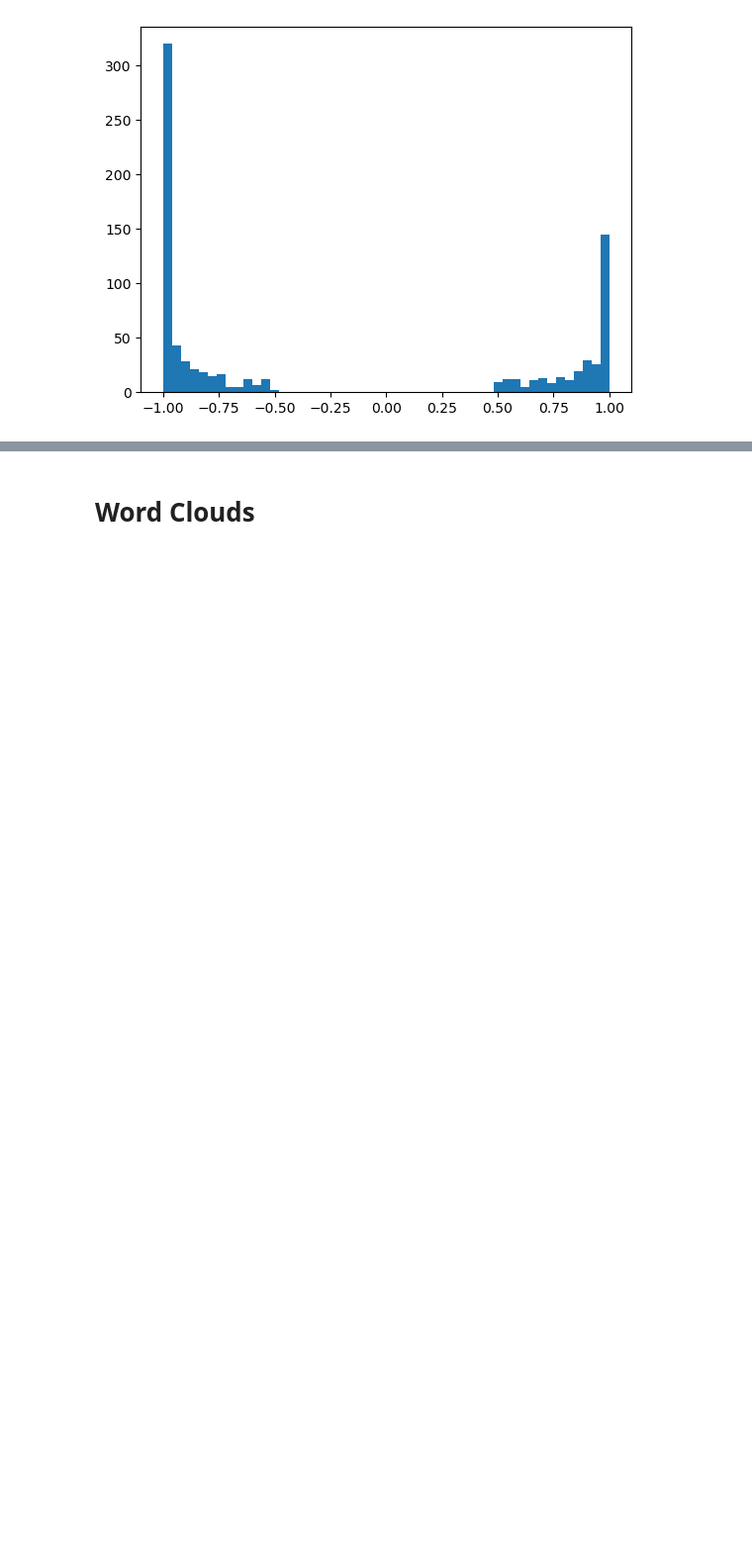
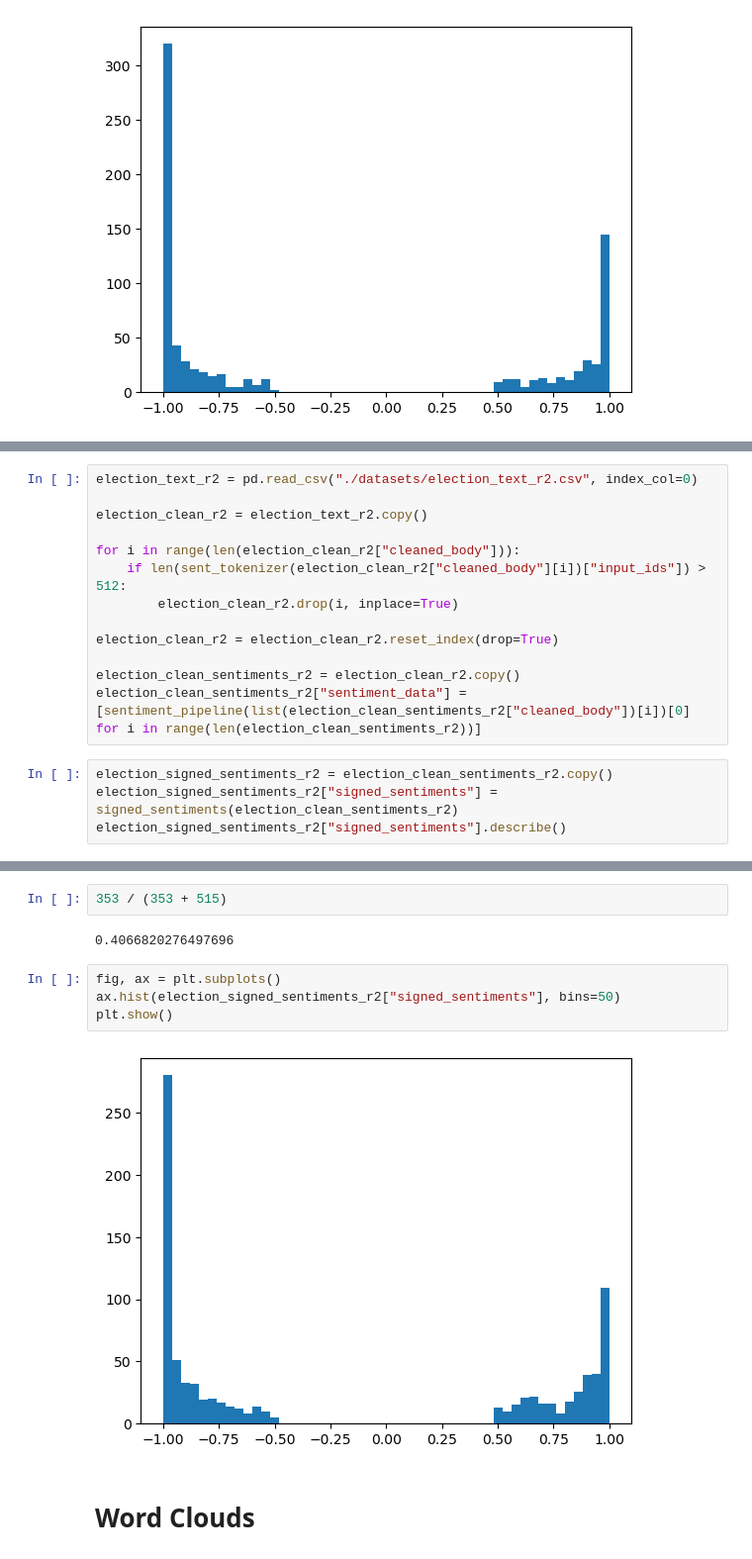
Before and after one commit to beratcabuk/secim2023, a Jupyter notebook: election_BERTurk_eksisozluk.ipynb, the cells around one changed output, grey strips where cells are left out. Shown: that part at 99% size. Cells and saved outputs as stored; diff of their text form; blank space fills up the shorter version.

```diff
--- a/election_BERTurk_eksisozluk.ipynb
+++ b/election_BERTurk_eksisozluk.ipynb
@@ -441,0 +507,17 @@ plt.show()
+# %%
+election_text_r2 = pd.read_csv("./datasets/election_text_r2.csv", index_col=0)
+
+election_clean_r2 = election_text_r2.copy()
+
+for i in range(len(election_clean_r2["cleaned_body"])):
+    if len(sent_tokenizer(election_clean_r2["cleaned_body"][i])["input_ids"]) > 512:
+        election_clean_r2.drop(i, inplace=True)
+
+election_clean_r2 = election_clean_r2.reset_index(drop=True)
+
+election_clean_sentiments_r2 = election_clean_r2.copy()
+election_clean_sentiments_r2["sentiment_data"] = [sentiment_pipeline(list(election_clean_sentiments_r2["cleaned_body"])[i])[0] for i in range(len(election_clean_sentiments_r2))]
+# %%
+election_signed_sentiments_r2 = election_clean_sentiments_r2.copy()
+election_signed_sentiments_r2["signed_sentiments"] = signed_sentiments(election_clean_sentiments_r2)
+election_signed_sentiments_r2["signed_sentiments"].describe()
@@ -442,3 +544,13 @@ plt.show()
+# %%
+353 / (353 + 515)
+# %% [output]
+0.4066820276497696
+# %%
+fig, ax = plt.subplots()
+ax.hist(election_signed_sentiments_r2["signed_sentiments"], bins=50)
+plt.show()
+# %% [output]
+[figure, added]
 # %% [markdown]
 # Word Clouds
 # %% [markdown]
```
Also changed, not shown: parts of 20 cells of this notebook, 4 other files.
